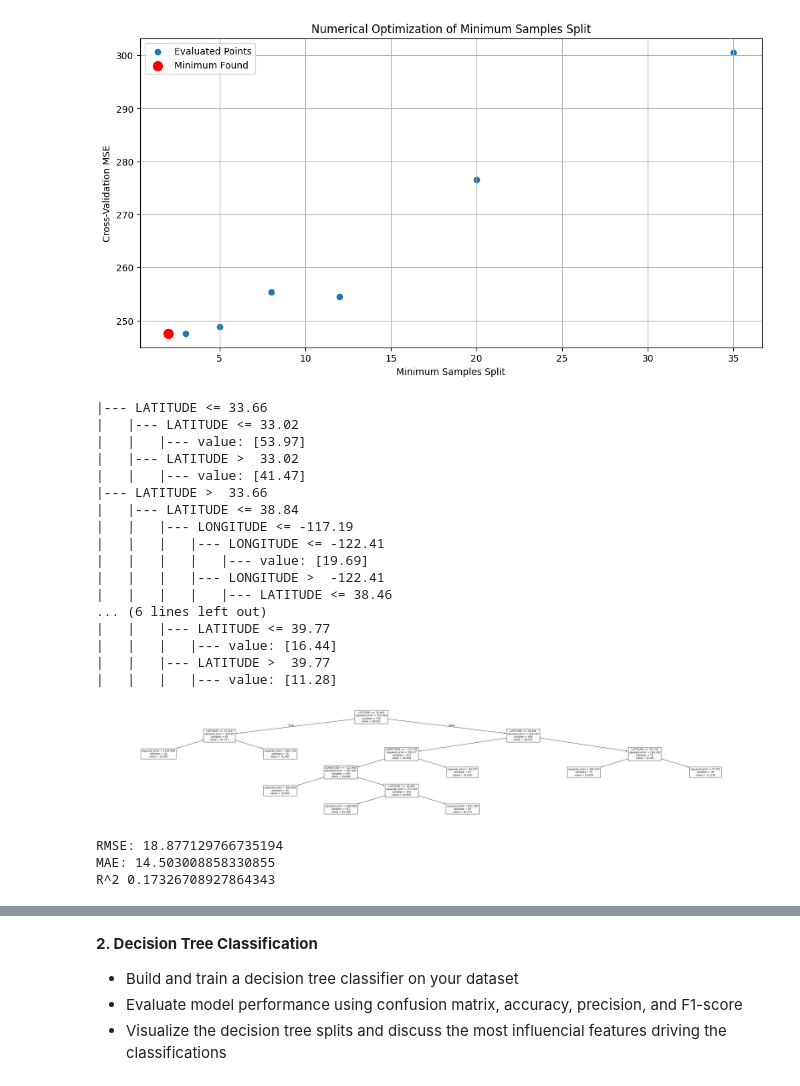
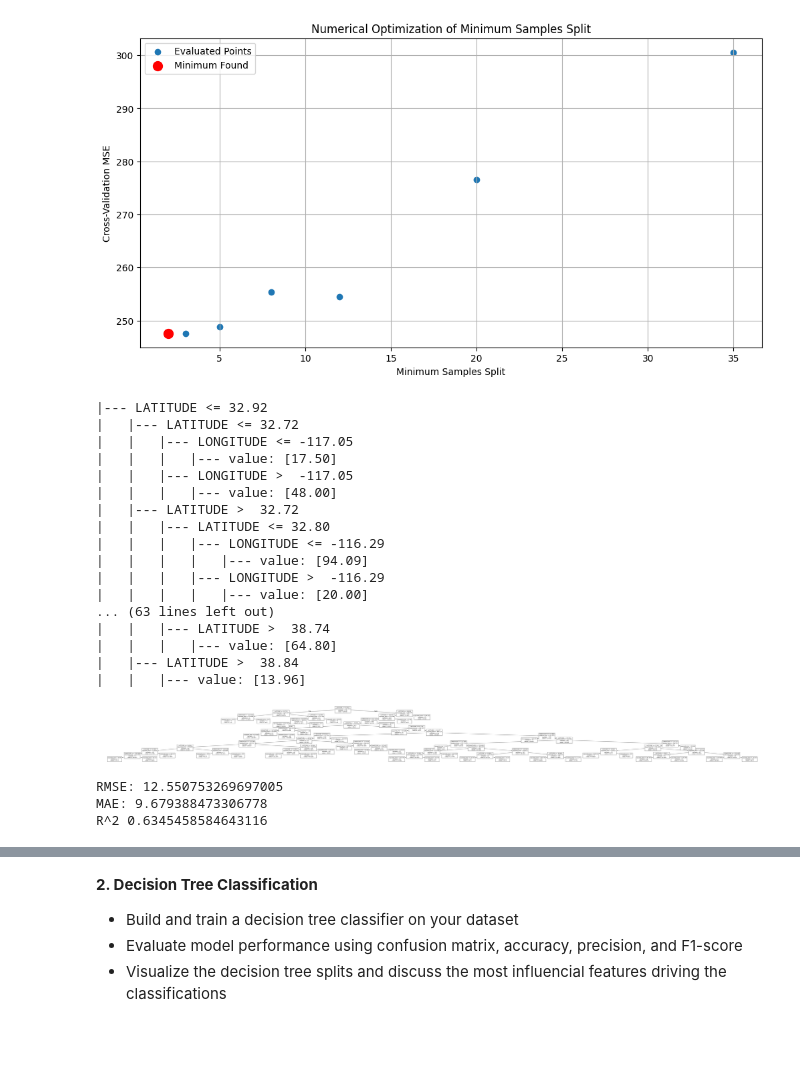
Before and after one commit to tovarrog24/Emergency-Department-Volume-and-Capacity, a Jupyter notebook: trees.ipynb, the cells around one changed output, grey strips where cells are left out. Saved outputs shown, nothing was run; the diff lists cells and outputs as text; code cells hidden in the pictures; blank space fills up the shorter version.

```diff
--- a/trees.ipynb
+++ b/trees.ipynb
@@ -360,7 +362,7 @@ Minimum CV MSE found: 190325816.6996816
 
 #Using the optimal, this is the new regression tree.
 
-regtreeModelTotallyOptimal = DecisionTreeRegressor(max_depth=5, min_samples_leaf=29)
+regtreeModelTotallyOptimal = DecisionTreeRegressor(max_depth=5, max_leaf_nodes=29, min_samples_split=2)
 regtreeModelTotallyOptimal.fit(X, y);
 
 print(export_text(regtreeModelTotallyOptimal, feature_names=X.columns.to_list()))
@@ -707,43 +709,43 @@ Minimum CV MSE found: 247.60085937435838
 # %%
 #New completley optimized regression tree
 
 #Using the optimal, this is the new regression tree.
 
-regtreeModelTotallyOptimal1 = DecisionTreeRegressor(max_depth=5, min_samples_leaf=29)
+regtreeModelTotallyOptimal1 = DecisionTreeRegressor(max_depth=13, max_leaf_nodes=40, min_samples_split = 2)
 regtreeModelTotallyOptimal1.fit(X, y);
 
 print(export_text(regtreeModelTotallyOptimal1, feature_names=X.columns.to_list()))
 
 # Add the predictions to the original data set
 data["pred"] = regtreeModelTotallyOptimal1.predict(X)
 
-plt.figure(figsize=[48, 8])
+plt.figure(figsize=[100, 8])
 
 p = tree.plot_tree(
     regtreeModelTotallyOptimal1,
     feature_names=X.columns,
     class_names=y,
     filled=False,
     fontsize=10)
 # %% [output]
-|--- LATITUDE <= 33.66
-|   |--- LATITUDE <= 33.02
-|   |   |--- value: [53.97]
-|   |--- LATITUDE >  33.02
-|   |   |--- value: [41.47]
-|--- LATITUDE >  33.66
-|   |--- LATITUDE <= 38.84
-|   |   |--- LONGITUDE <= -117.19
-|   |   |   |--- LONGITUDE <= -122.41
-|   |   |   |   |--- value: [19.69]
-|   |   |   |--- LONGITUDE >  -122.41
-|   |   |   |   |--- LATITUDE <= 38.46
-... (6 lines left out)
-|   |   |--- LATITUDE <= 39.77
-|   |   |   |--- value: [16.44]
-|   |   |--- LATITUDE >  39.77
-|   |   |   |--- value: [11.28]
+|--- LATITUDE <= 32.92
+|   |--- LATITUDE <= 32.72
+|   |   |--- LONGITUDE <= -117.05
+|   |   |   |--- value: [17.50]
+|   |   |--- LONGITUDE >  -117.05
+|   |   |   |--- value: [48.00]
+|   |--- LATITUDE >  32.72
+|   |   |--- LATITUDE <= 32.80
+|   |   |   |--- LONGITUDE <= -116.29
+|   |   |   |   |--- value: [94.09]
+|   |   |   |--- LONGITUDE >  -116.29
+|   |   |   |   |--- value: [20.00]
+... (63 lines left out)
+|   |   |--- LATITUDE >  38.74
+|   |   |   |--- value: [64.80]
+|   |--- LATITUDE >  38.84
+|   |   |--- value: [13.96]
-[figure, old version]
+[figure, new version]
 # %%
 #Calculated all the model testing variables
 
@@ -755,6 +757,6 @@ print("RMSE:", RMSE)
 print("MAE:", MAE)
 print("R^2", r_squared)
 # %% [output]
-RMSE: 18.877129766735194
-MAE: 14.503008858330855
-R^2 0.17326708927864343
+RMSE: 12.550753269697005
+MAE: 9.679388473306778
+R^2 0.6345458584643116
```
Also changed, not shown: parts of 14 cells of this notebook.
